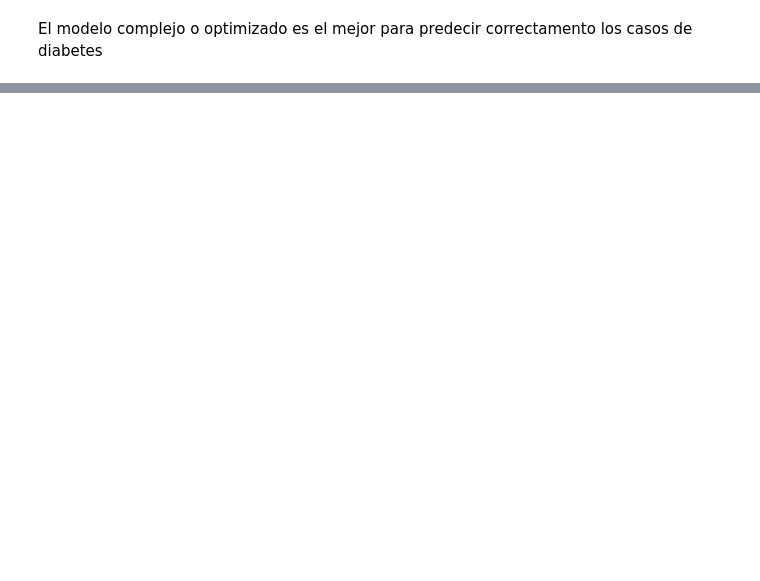
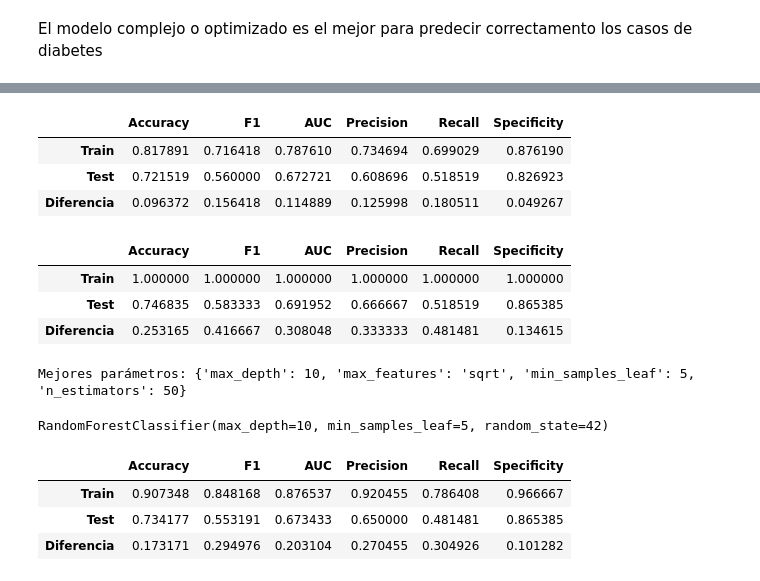
Before and after one commit to 4GeeksAcademy/esanchez_boosting1, a Jupyter notebook: src/explore.ipynb, the cells around one changed output, grey strips where cells are left out. Cells and saved outputs as stored; diff of their text form; code cells hidden in the pictures; blank space fills up the shorter version.

```diff
--- a/src/explore.ipynb
+++ b/src/explore.ipynb
@@ -346,0 +414,67 @@ El modelo complejo o optimizado es el mejor para predecir correctamento los caso
+# %%
+#creamos y entrenamos los modelos simples y complejos
+rf_simple = RandomForestBootstrap(n_estimators=3, random_state=42, max_depth=33, min_samples_leaf=30, max_features= X_train.shape[1]//2, X=X_train, y=y_train)
+rf_simple.fit()
+rf_complex = RandomForestBootstrap(n_estimators=100, max_depth=20, min_samples_leaf=1, max_features=int(X_train.shape[1]*0.8), random_state=42, X=X_train, y=y_train)
+rf_complex.fit()
+# %%
+#HACEMOS LAS PREDICCIONES DE XTRAIN Y X TEST DEL SIMPLE Y EL COMPLEJO
+rf_train_pred_simple = rf_simple.predict(X_train)
+rf_test_pred_simple = rf_simple.predict(X_test)
+rf_train_pred_complex = rf_complex.predict(X_train)
+rf_test_pred_complex = rf_complex.predict(X_test)
+# %%
+#métricas del random forest simple
+get_metrics(y_train, y_test, rf_train_pred_simple, rf_test_pred_simple)
+# %% [output]
+|  | Accuracy | F1 | AUC | Precision | Recall | Specificity |
+| Train | 0.817891 | 0.716418 | 0.787610 | 0.734694 | 0.699029 | 0.876190 |
+| Test | 0.721519 | 0.560000 | 0.672721 | 0.608696 | 0.518519 | 0.826923 |
+| Diferencia | 0.096372 | 0.156418 | 0.114889 | 0.125998 | 0.180511 | 0.049267 |
+# %%
+#métricas del random forest complejo
+get_metrics(y_train, y_test, rf_train_pred_complex, rf_test_pred_complex)
+# %% [output]
+|  | Accuracy | F1 | AUC | Precision | Recall | Specificity |
+| Train | 1.000000 | 1.000000 | 1.000000 | 1.000000 | 1.000000 | 1.000000 |
+| Test | 0.746835 | 0.583333 | 0.691952 | 0.666667 | 0.518519 | 0.865385 |
+| Diferencia | 0.253165 | 0.416667 | 0.308048 | 0.333333 | 0.481481 | 0.134615 |
+# %%
+#buscamos los mejores hiperparámetros
+param_grid_rf = {
+    'n_estimators': [50, 100, 200],
+    'max_depth': [None, 10, 20],
+    'min_samples_leaf': [1, 5, 10],
+    'max_features': ['sqrt', 'log2', 0.5]
+}
+# Crear el modelo y la búsqueda
+rf = RandomForestClassifier(random_state=42)
+grid_search_rf = GridSearchCV(rf, param_grid_rf, cv=5, scoring='accuracy')
+grid_search_rf.fit(X_train, y_train)
+print("Mejores parámetros:", grid_search_rf.best_params_)
+# %% [output]
+Mejores parámetros: {'max_depth': 10, 'max_features': 'sqrt', 'min_samples_leaf': 5, 'n_estimators': 50}
+# %%
+# Modelo con los mejores parámetros
+best_rf = RandomForestClassifier(
+    max_depth=10,
+    max_features='sqrt',
+    min_samples_leaf=5,
+    n_estimators=100,
+    random_state=42
+)
+# Entrenamiento
+best_rf.fit(X_train, y_train)
+# %% [output]
+RandomForestClassifier(max_depth=10, min_samples_leaf=5, random_state=42)
+# %%
+# Predicciones
+y_train_pred_best = best_rf.predict(X_train)
+y_test_pred_best = best_rf.predict(X_test)
+metrics_best = get_metrics(y_train, y_test, y_train_pred_best, y_test_pred_best)
+metrics_best
+# %% [output]
+|  | Accuracy | F1 | AUC | Precision | Recall | Specificity |
+| Train | 0.907348 | 0.848168 | 0.876537 | 0.920455 | 0.786408 | 0.966667 |
+| Test | 0.734177 | 0.553191 | 0.673433 | 0.650000 | 0.481481 | 0.865385 |
+| Diferencia | 0.173171 | 0.294976 | 0.203104 | 0.270455 | 0.304926 | 0.101282 |
```
Also changed, not shown: parts of 13 cells of this notebook.
